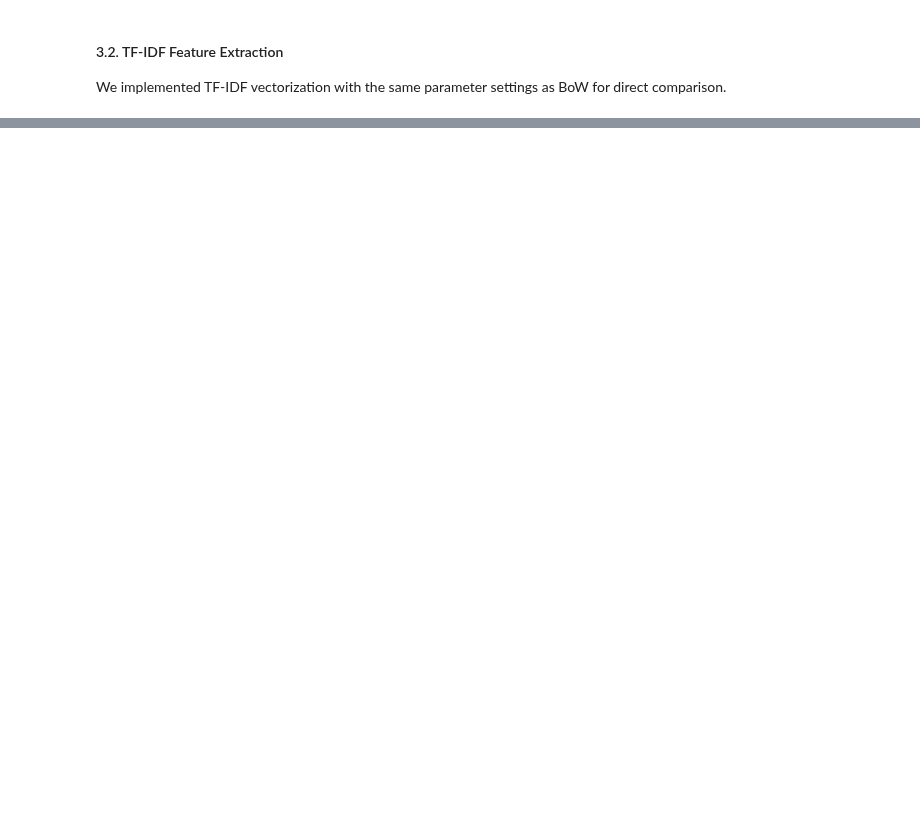
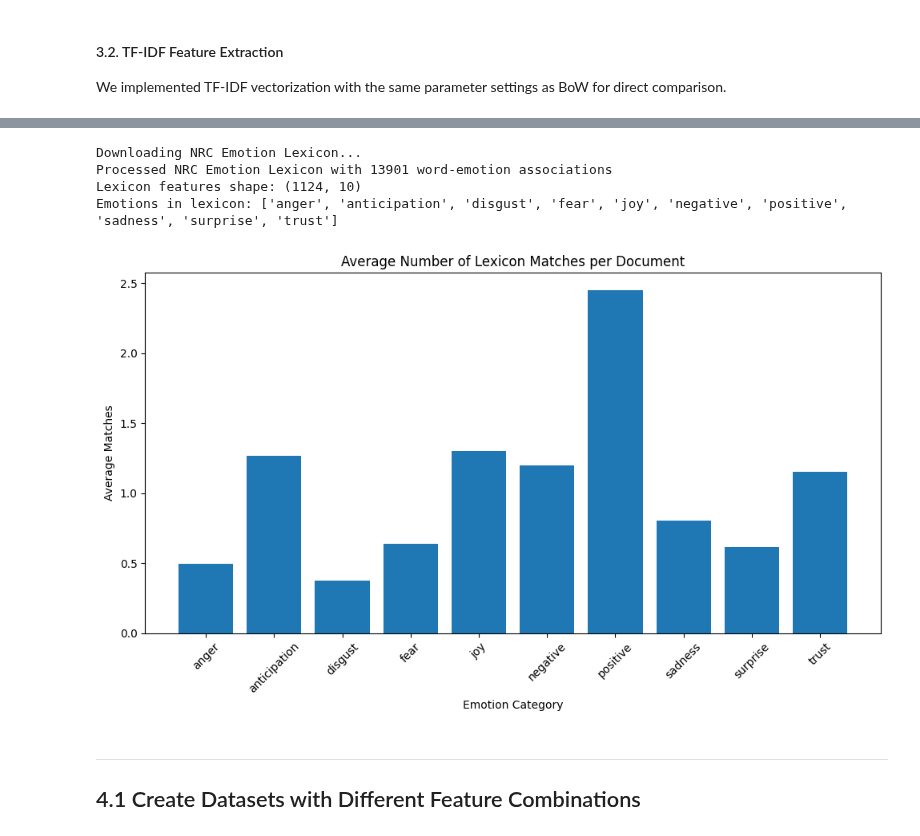
Before and after one commit to franciscoribeiro2003/Emotion_Classifier, a Jupyter notebook: notebooks/02-preprocessing-and-feature-extraction.ipynb, the cells around one changed output, grey strips where cells are left out. Cells and saved outputs as stored; diff of their text form; code cells hidden in the pictures; blank space fills up the shorter version.

```diff
--- a/notebooks/02-preprocessing-and-feature-extraction.ipynb
+++ b/notebooks/02-preprocessing-and-feature-extraction.ipynb
@@ -1008,0 +510,34 @@ Test Accuracy of Best Model (XGBClassifier(base_score=None, booster=None, callba
+# %%
+# Load the full NRC Emotion Lexicon
+emotion_lexicons = load_nrc_emotion_lexicon()
+
+# Extract lexicon features
+X_train_lex = extract_lexicon_features(train_processed, emotion_lexicons)
+X_val_lex = extract_lexicon_features(val_processed, emotion_lexicons)
+X_test_lex = extract_lexicon_features(test_processed, emotion_lexicons)
+
+print(f"Lexicon features shape: {X_train_lex.shape}")
+print(f"Emotions in lexicon: {list(emotion_lexicons.keys())}")
+
+# Calculate average lexicon matches per document
+avg_matches = X_train_lex.mean(axis=0)
+emotion_names = list(emotion_lexicons.keys())
+
+plt.figure(figsize=(10, 6))
+plt.bar(emotion_names, avg_matches)
+plt.title('Average Number of Lexicon Matches per Document')
+plt.xlabel('Emotion Category')
+plt.ylabel('Average Matches')
+plt.xticks(rotation=45)
+plt.tight_layout()
+plt.show()
+# %% [output]
+Downloading NRC Emotion Lexicon...
+Processed NRC Emotion Lexicon with 13901 word-emotion associations
+Lexicon features shape: (1124, 10)
+Emotions in lexicon: ['anger', 'anticipation', 'disgust', 'fear', 'joy', 'negative', 'positive', 'sadness', 'surprise', 'trust']
+[figure, added]
+# %% [markdown]
+---
+
+## 4.1 Create Datasets with Different Feature Combinations
```
Also changed, not shown: parts of 58 cells of this notebook, 6 other files.
